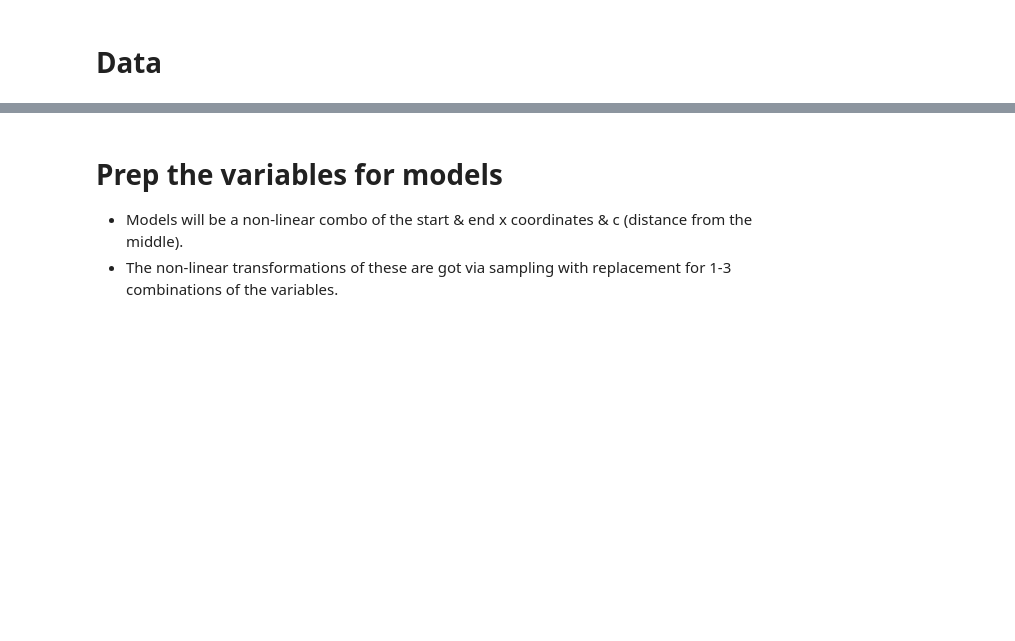
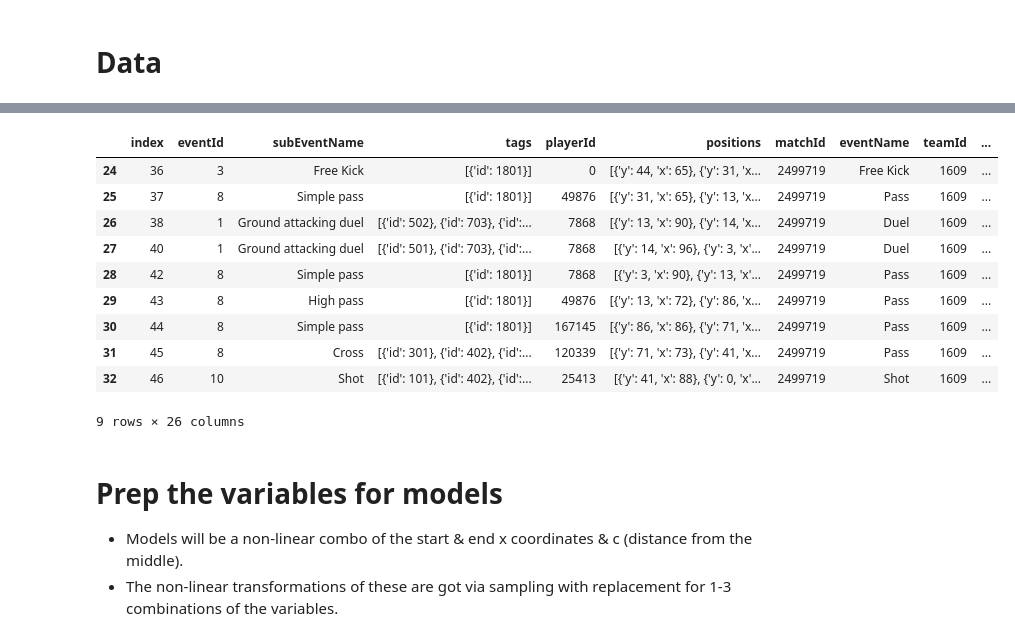
Before and after one commit to jimmybunter01/Soccermatics, a Jupyter notebook: Notebooks/4_Valuing_Actions/action_based_expected_threat.ipynb, the cells around one changed output, grey strips where cells are left out. Cells and saved outputs as stored; diff of their text form; code cells hidden in the pictures; blank space fills up the shorter version.

```diff
--- a/Notebooks/4_Valuing_Actions/action_based_expected_threat.ipynb
+++ b/Notebooks/4_Valuing_Actions/action_based_expected_threat.ipynb
@@ -49,3 +55,17 @@ df
+# %%
+df[df["possesion_chain"] == 4]
+# %% [output]
+|  | index | eventId | subEventName | tags | playerId | positions | matchId | eventName | teamId | ... |
+| 24 | 36 | 3 | Free Kick | [{'id': 1801}] | 0 | [{'y': 44, 'x': 65}, {'y': 31, 'x... | 2499719 | Free Kick | 1609 | ... |
+| 25 | 37 | 8 | Simple pass | [{'id': 1801}] | 49876 | [{'y': 31, 'x': 65}, {'y': 13, 'x... | 2499719 | Pass | 1609 | ... |
+| 26 | 38 | 1 | Ground attacking duel | [{'id': 502}, {'id': 703}, {'id':... | 7868 | [{'y': 13, 'x': 90}, {'y': 14, 'x... | 2499719 | Duel | 1609 | ... |
+| 27 | 40 | 1 | Ground attacking duel | [{'id': 501}, {'id': 703}, {'id':... | 7868 | [{'y': 14, 'x': 96}, {'y': 3, 'x'... | 2499719 | Duel | 1609 | ... |
+| 28 | 42 | 8 | Simple pass | [{'id': 1801}] | 7868 | [{'y': 3, 'x': 90}, {'y': 13, 'x'... | 2499719 | Pass | 1609 | ... |
+| 29 | 43 | 8 | High pass | [{'id': 1801}] | 49876 | [{'y': 13, 'x': 72}, {'y': 86, 'x... | 2499719 | Pass | 1609 | ... |
+| 30 | 44 | 8 | Simple pass | [{'id': 1801}] | 167145 | [{'y': 86, 'x': 86}, {'y': 71, 'x... | 2499719 | Pass | 1609 | ... |
+| 31 | 45 | 8 | Cross | [{'id': 301}, {'id': 402}, {'id':... | 120339 | [{'y': 71, 'x': 73}, {'y': 41, 'x... | 2499719 | Pass | 1609 | ... |
+| 32 | 46 | 10 | Shot | [{'id': 101}, {'id': 402}, {'id':... | 25413 | [{'y': 41, 'x': 88}, {'y': 0, 'x'... | 2499719 | Shot | 1609 | ... |
+9 rows × 26 columns
 # %% [markdown]
 # Prep the variables for models
 - Models will be a non-linear combo of the start & end x coordinates & c (distance from the middle).
```
Also changed, not shown: parts of 19 cells of this notebook, 3 other files.
